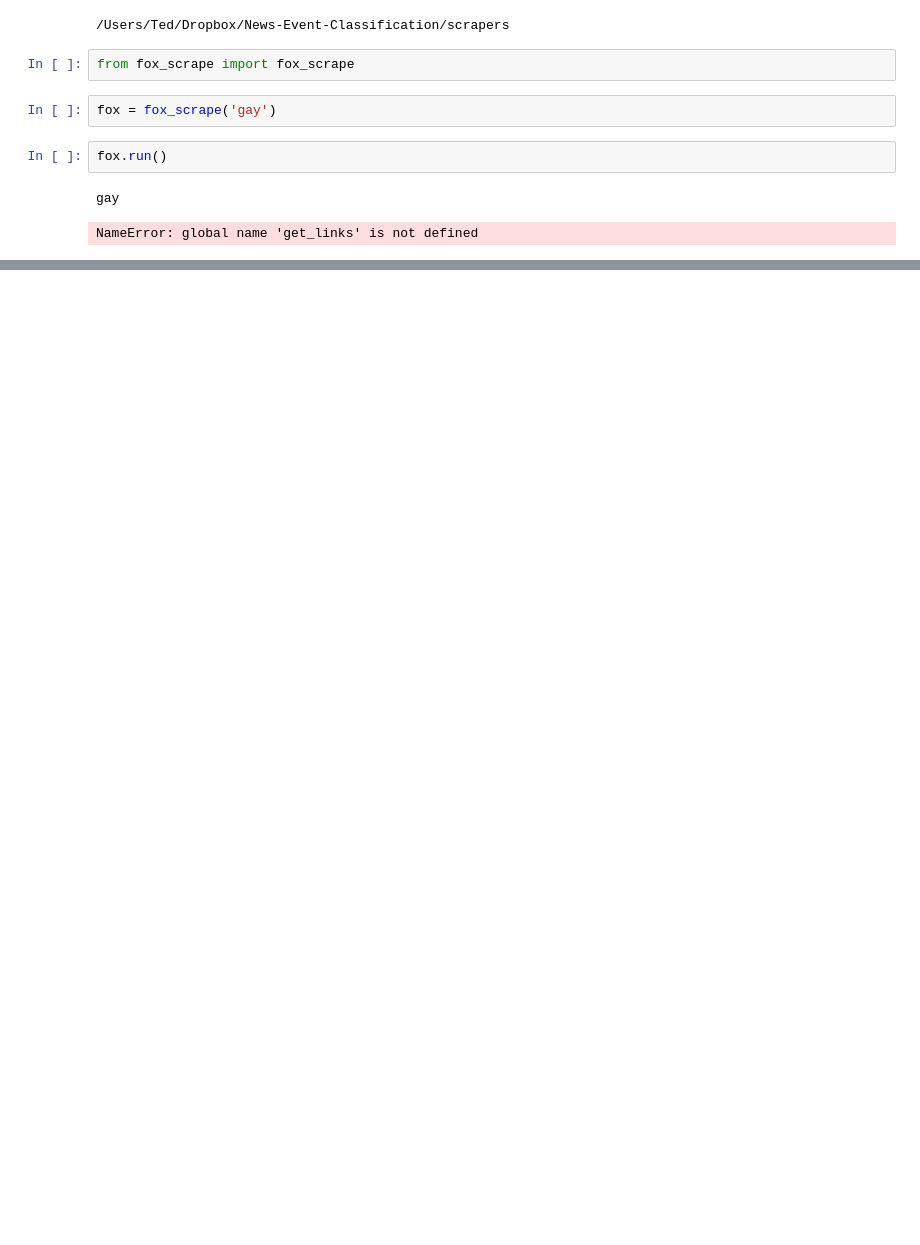
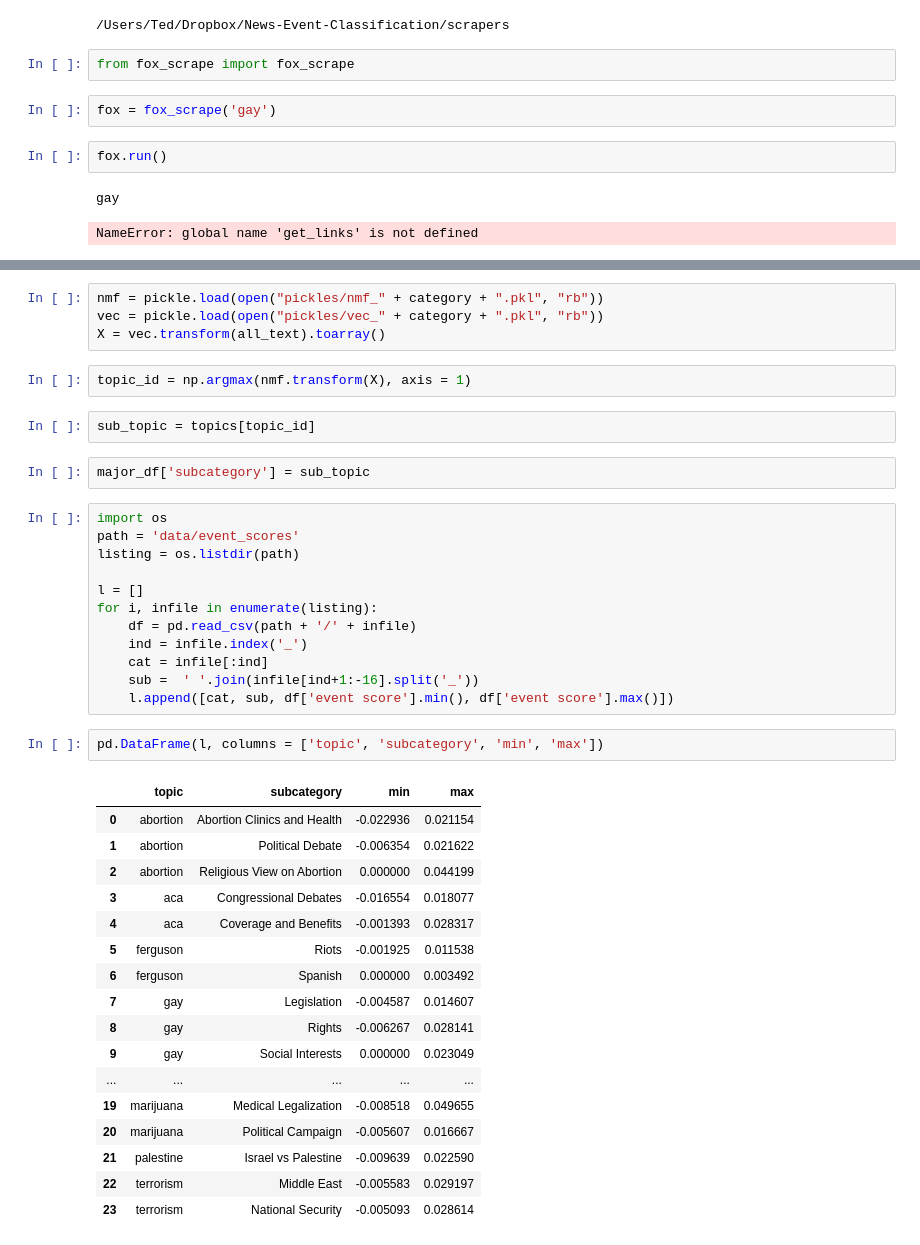
Before and after one commit to tdpetrou/News-Event-Classification, a Jupyter notebook: Exploratory notebook.ipynb, the cells around one changed output, grey strips where cells are left out. Saved outputs shown, nothing was run; the diff lists cells and outputs as text; blank space fills up the shorter version.

Commit message:
modularized code and updated ReadMe

```diff
--- a/Exploratory notebook.ipynb
+++ b/Exploratory notebook.ipynb
@@ -297,0 +310,42 @@ NameError: global name 'get_links' is not defined
+# %%
+nmf = pickle.load(open("pickles/nmf_" + category + ".pkl", "rb"))
+vec = pickle.load(open("pickles/vec_" + category + ".pkl", "rb"))
+X = vec.transform(all_text).toarray()
+# %%
+topic_id = np.argmax(nmf.transform(X), axis = 1)
+# %%
+sub_topic = topics[topic_id]
+# %%
+major_df['subcategory'] = sub_topic
+# %%
+import os
+path = 'data/event_scores'
+listing = os.listdir(path)
+
+l = []
+for i, infile in enumerate(listing):
+    df = pd.read_csv(path + '/' + infile)
+    ind = infile.index('_')
+    cat = infile[:ind]
+    sub =  ' '.join(infile[ind+1:-16].split('_'))
+    l.append([cat, sub, df['event score'].min(), df['event score'].max()])
+# %%
+pd.DataFrame(l, columns = ['topic', 'subcategory', 'min', 'max'])
+# %% [output]
+|  | topic | subcategory | min | max |
+| 0 | abortion | Abortion Clinics and Health | -0.022936 | 0.021154 |
+| 1 | abortion | Political Debate | -0.006354 | 0.021622 |
+| 2 | abortion | Religious View on Abortion | 0.000000 | 0.044199 |
+| 3 | aca | Congressional Debates | -0.016554 | 0.018077 |
+| 4 | aca | Coverage and Benefits | -0.001393 | 0.028317 |
+| 5 | ferguson | Riots | -0.001925 | 0.011538 |
+| 6 | ferguson | Spanish | 0.000000 | 0.003492 |
+| 7 | gay | Legislation | -0.004587 | 0.014607 |
+| 8 | gay | Rights | -0.006267 | 0.028141 |
+| 9 | gay | Social Interests | 0.000000 | 0.023049 |
+| ... | ... | ... | ... | ... |
+| 19 | marijuana | Medical Legalization | -0.008518 | 0.049655 |
+| 20 | marijuana | Political Campaign | -0.005607 | 0.016667 |
+| 21 | palestine | Israel vs Palestine | -0.009639 | 0.022590 |
+| 22 | terrorism | Middle East | -0.005583 | 0.029197 |
+| 23 | terrorism | National Security | -0.005093 | 0.028614 |
```
Also changed, not shown: parts of 5 cells of this notebook, 12 other files.
